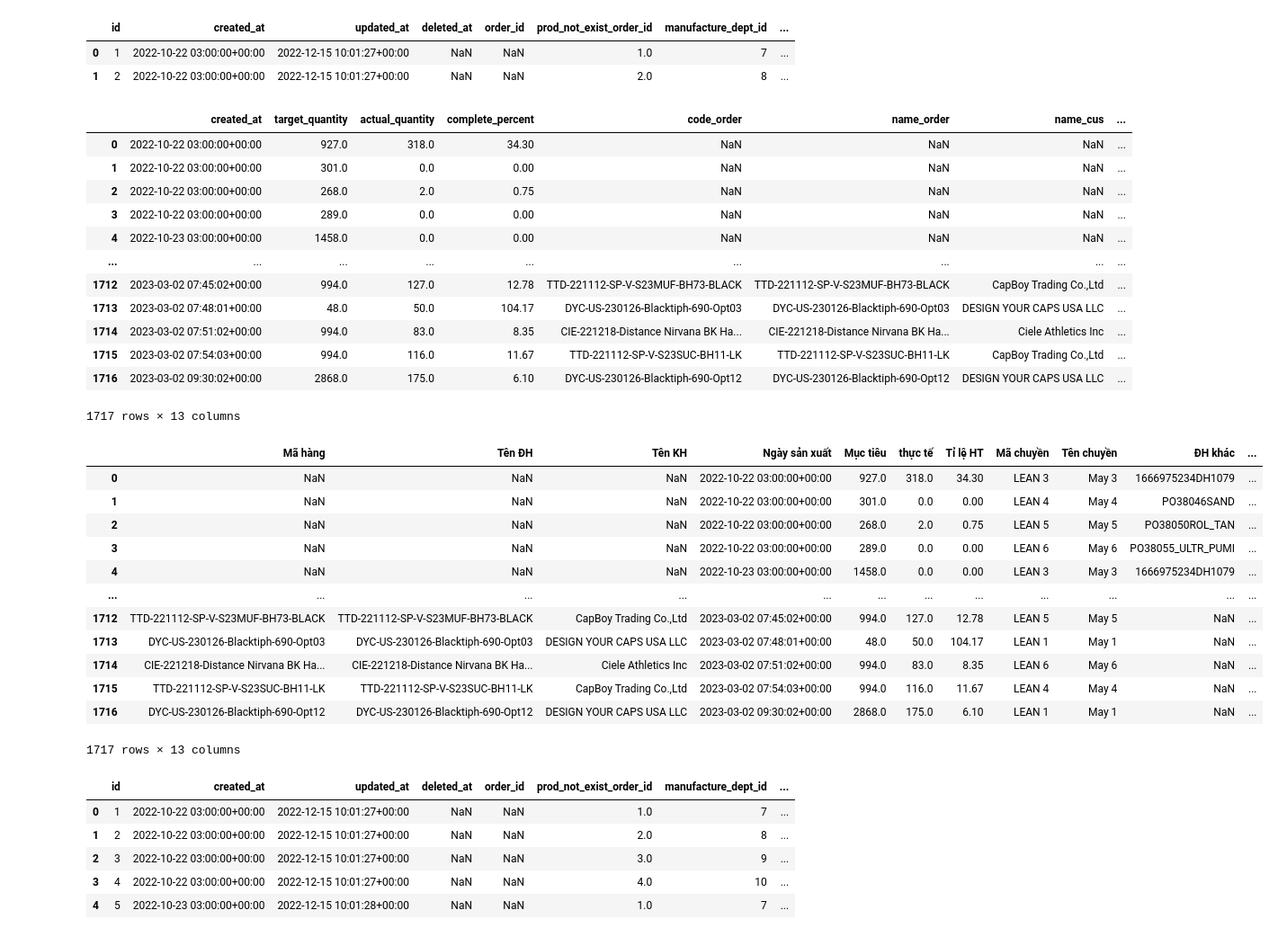
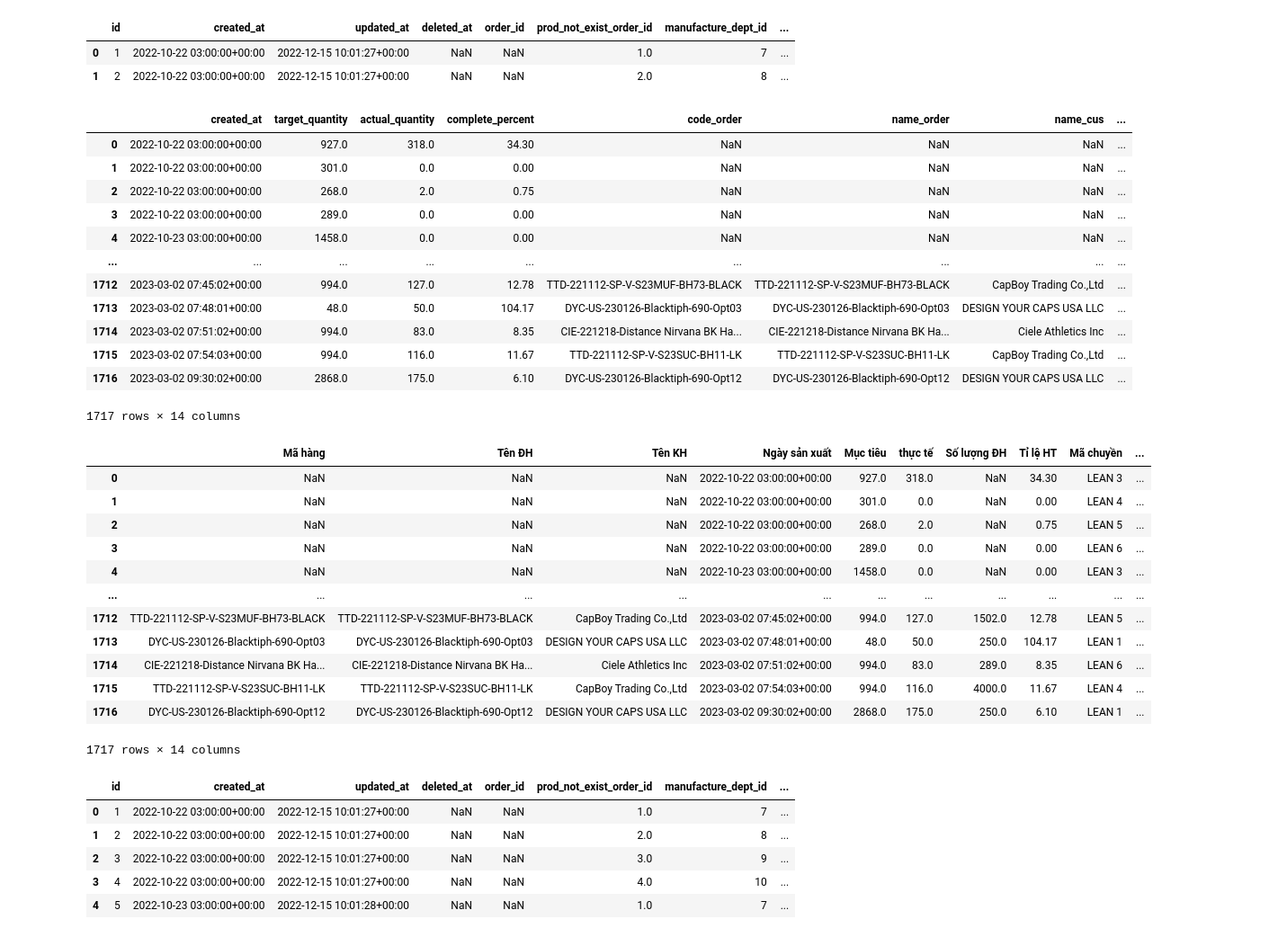
Before and after one commit to Thang1703hrsh/TMSDjango, a Jupyter notebook: temporary/get_production_tracking.ipynb, the cells around one changed output. Shown at 90% size. Saved outputs shown, nothing was run; the diff lists cells and outputs as text; code cells hidden in the pictures.

```diff
--- a/temporary/get_production_tracking.ipynb
+++ b/temporary/get_production_tracking.ipynb
@@ -26,7 +39,7 @@ dfProductionNotExistOrder = pd.read_csv('../data_csv/ProductionNotExistOrder.csv
 dfManufactureDeptDetail = dfManufactureDeptDetail.rename(columns= {'code' : 'code_dept' , 'name' : 'name_dept'})
 dfProductionNotExistOrder = dfProductionNotExistOrder.rename(columns= {'id' : 'prod_not_exist_order_id','created_at' : 'not_exist_create' , 'name' : 'name_not_exist'}).drop(columns= {'updated_at' , 'deleted_at' , 'qrcode'})
 # %%
-dfProductionTracking = dfProductionTracking.merge(dfOrderDetail[['code_order' , 'name_order' , 'order_id' , 'name_cus']], on = 'order_id' , how = 'left')
+dfProductionTracking = dfProductionTracking.merge(dfOrderDetail[['code_order' , 'name_order' , 'order_id' , 'name_cus' , 'quantity']], on = 'order_id' , how = 'left')
 dfProductionTracking = dfProductionTracking.merge(dfManufactureDeptDetail[['code_dept' , 'name_dept' , 'manufacture_dept_id']], on = 'manufacture_dept_id' , how = 'left')
 dfProductionTracking = dfProductionTracking.merge(dfProductionNotExistOrder, on = 'prod_not_exist_order_id' , how = 'left')
 # %%
@@ -51,32 +64,32 @@ dfProductionTrackingFix
 | 1714 | 2023-03-02 07:51:02+00:00 | 994.0 | 83.0 | 8.35 | CIE-221218-Distance Nirvana BK Ha... | CIE-221218-Distance Nirvana BK Ha... | Ciele Athletics Inc | ... |
 | 1715 | 2023-03-02 07:54:03+00:00 | 994.0 | 116.0 | 11.67 | TTD-221112-SP-V-S23SUC-BH11-LK | TTD-221112-SP-V-S23SUC-BH11-LK | CapBoy Trading Co.,Ltd | ... |
 | 1716 | 2023-03-02 09:30:02+00:00 | 2868.0 | 175.0 | 6.10 | DYC-US-230126-Blacktiph-690-Opt12 | DYC-US-230126-Blacktiph-690-Opt12 | DESIGN YOUR CAPS USA LLC | ... |
-1717 rows × 13 columns
+1717 rows × 14 columns
 # %%
 dfProductionTrackingFix = dfProductionTracking.drop(columns= {'id','updated_at', 'deleted_at' , 'order_id' , 'manufacture_dept_id', 'order_id', 'prod_not_exist_order_id' })
 
-new_col1 = ['code_order' , 'name_order', 'name_cus' ,'created_at', 'target_quantity' ,  'actual_quantity','complete_percent', 'code_dept', 'name_dept' ,
+new_col1 = ['code_order' , 'name_order', 'name_cus' ,'created_at', 'target_quantity' ,  'actual_quantity', 'quantity' ,'complete_percent', 'code_dept', 'name_dept' ,
       'name_not_exist', 'not_exist_create', 'buyer_name', 'style_name' ]
 
 dfProductionTrackingFix= dfProductionTrackingFix.reindex(columns=new_col1)
 
-dfProductionTrackingFix.rename(columns = { 'code_order': 'Mã hàng', 'name_order': 'Tên ĐH', 'name_cus' : 'Tên KH','created_at' : 'Ngày sản xuất' ,'target_quantity' : 'Mục tiêu' , 'actual_quantity' : 'thực tế',
+dfProductionTrackingFix.rename(columns = { 'code_order': 'Mã hàng', 'name_order': 'Tên ĐH', 'name_cus' : 'Tên KH','created_at' : 'Ngày sản xuất' ,'target_quantity' : 'Mục tiêu' , 'actual_quantity' : 'thực tế', 'quantity' : 'Số lượng ĐH',
                                              'complete_percent' : 'Tỉ lệ HT' , 'code_dept' : 'Mã chuyền' , 'name_dept' : 'Tên chuyền' , 'name_not_exist': 'ĐH khác' , 'not_exist_create': 'Ngày tạo'}, inplace = True)
 dfProductionTrackingFix
 # %% [output]
-|  | Mã hàng | Tên ĐH | Tên KH | Ngày sản xuất | Mục tiêu | thực tế | Tỉ lệ HT | Mã chuyền | Tên chuyền | ĐH khác | ... |
-| 0 | NaN | NaN | NaN | 2022-10-22 03:00:00+00:00 | 927.0 | 318.0 | 34.30 | LEAN 3 | May 3 | 1666975234DH1079 | ... |
-| 1 | NaN | NaN | NaN | 2022-10-22 03:00:00+00:00 | 301.0 | 0.0 | 0.00 | LEAN 4 | May 4 | PO38046SAND | ... |
-| 2 | NaN | NaN | NaN | 2022-10-22 03:00:00+00:00 | 268.0 | 2.0 | 0.75 | LEAN 5 | May 5 | PO38050ROL_TAN | ... |
-| 3 | NaN | NaN | NaN | 2022-10-22 03:00:00+00:00 | 289.0 | 0.0 | 0.00 | LEAN 6 | May 6 | PO38055_ULTR_PUMI | ... |
-| 4 | NaN | NaN | NaN | 2022-10-23 03:00:00+00:00 | 1458.0 | 0.0 | 0.00 | LEAN 3 | May 3 | 1666975234DH1079 | ... |
-| ... | ... | ... | ... | ... | ... | ... | ... | ... | ... | ... | ... |
-| 1712 | TTD-221112-SP-V-S23MUF-BH73-BLACK | TTD-221112-SP-V-S23MUF-BH73-BLACK | CapBoy Trading Co.,Ltd | 2023-03-02 07:45:02+00:00 | 994.0 | 127.0 | 12.78 | LEAN 5 | May 5 | NaN | ... |
-| 1713 | DYC-US-230126-Blacktiph-690-Opt03 | DYC-US-230126-Blacktiph-690-Opt03 | DESIGN YOUR CAPS USA LLC | 2023-03-02 07:48:01+00:00 | 48.0 | 50.0 | 104.17 | LEAN 1 | May 1 | NaN | ... |
-| 1714 | CIE-221218-Distance Nirvana BK Ha... | CIE-221218-Distance Nirvana BK Ha... | Ciele Athletics Inc | 2023-03-02 07:51:02+00:00 | 994.0 | 83.0 | 8.35 | LEAN 6 | May 6 | NaN | ... |
-| 1715 | TTD-221112-SP-V-S23SUC-BH11-LK | TTD-221112-SP-V-S23SUC-BH11-LK | CapBoy Trading Co.,Ltd | 2023-03-02 07:54:03+00:00 | 994.0 | 116.0 | 11.67 | LEAN 4 | May 4 | NaN | ... |
-| 1716 | DYC-US-230126-Blacktiph-690-Opt12 | DYC-US-230126-Blacktiph-690-Opt12 | DESIGN YOUR CAPS USA LLC | 2023-03-02 09:30:02+00:00 | 2868.0 | 175.0 | 6.10 | LEAN 1 | May 1 | NaN | ... |
+|  | Mã hàng | Tên ĐH | Tên KH | Ngày sản xuất | Mục tiêu | thực tế | Số lượng ĐH | Tỉ lệ HT | Mã chuyền | ... |
+| 0 | NaN | NaN | NaN | 2022-10-22 03:00:00+00:00 | 927.0 | 318.0 | NaN | 34.30 | LEAN 3 | ... |
+| 1 | NaN | NaN | NaN | 2022-10-22 03:00:00+00:00 | 301.0 | 0.0 | NaN | 0.00 | LEAN 4 | ... |
+| 2 | NaN | NaN | NaN | 2022-10-22 03:00:00+00:00 | 268.0 | 2.0 | NaN | 0.75 | LEAN 5 | ... |
+| 3 | NaN | NaN | NaN | 2022-10-22 03:00:00+00:00 | 289.0 | 0.0 | NaN | 0.00 | LEAN 6 | ... |
+| 4 | NaN | NaN | NaN | 2022-10-23 03:00:00+00:00 | 1458.0 | 0.0 | NaN | 0.00 | LEAN 3 | ... |
+| ... | ... | ... | ... | ... | ... | ... | ... | ... | ... | ... |
+| 1712 | TTD-221112-SP-V-S23MUF-BH73-BLACK | TTD-221112-SP-V-S23MUF-BH73-BLACK | CapBoy Trading Co.,Ltd | 2023-03-02 07:45:02+00:00 | 994.0 | 127.0 | 1502.0 | 12.78 | LEAN 5 | ... |
+| 1713 | DYC-US-230126-Blacktiph-690-Opt03 | DYC-US-230126-Blacktiph-690-Opt03 | DESIGN YOUR CAPS USA LLC | 2023-03-02 07:48:01+00:00 | 48.0 | 50.0 | 250.0 | 104.17 | LEAN 1 | ... |
+| 1714 | CIE-221218-Distance Nirvana BK Ha... | CIE-221218-Distance Nirvana BK Ha... | Ciele Athletics Inc | 2023-03-02 07:51:02+00:00 | 994.0 | 83.0 | 289.0 | 8.35 | LEAN 6 | ... |
+| 1715 | TTD-221112-SP-V-S23SUC-BH11-LK | TTD-221112-SP-V-S23SUC-BH11-LK | CapBoy Trading Co.,Ltd | 2023-03-02 07:54:03+00:00 | 994.0 | 116.0 | 4000.0 | 11.67 | LEAN 4 | ... |
+| 1716 | DYC-US-230126-Blacktiph-690-Opt12 | DYC-US-230126-Blacktiph-690-Opt12 | DESIGN YOUR CAPS USA LLC | 2023-03-02 09:30:02+00:00 | 2868.0 | 175.0 | 250.0 | 6.10 | LEAN 1 | ... |
-1717 rows × 13 columns
+1717 rows × 14 columns
 # %%
 dfProductionTrackingFix.to_excel('../dataDA/get_production_tracking.xlsx')
 # %%
```
Also changed, not shown: parts of 6 cells of this notebook, 7 other files.
